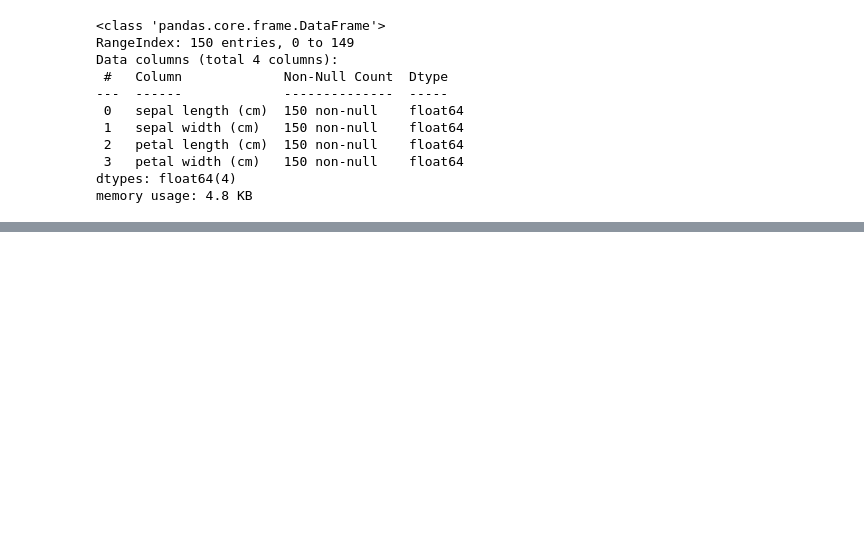
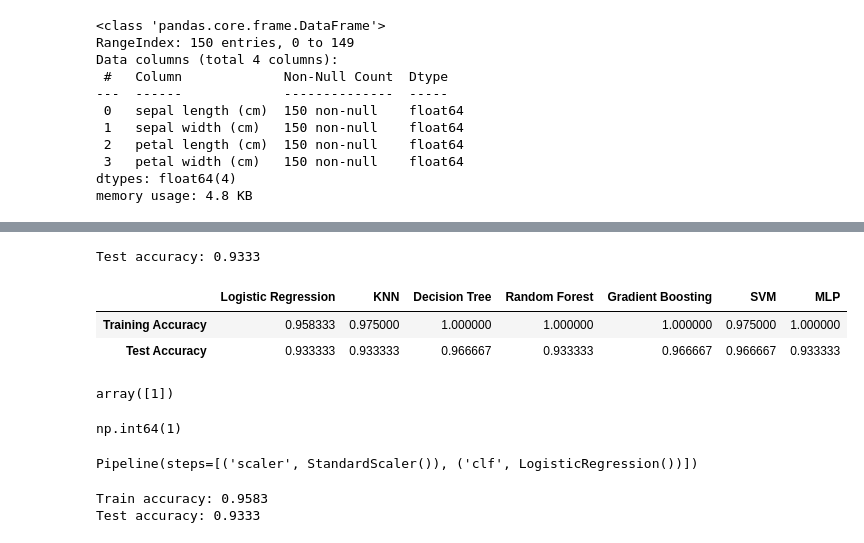
Before and after one commit to MrFanciful/ml-foundations-vol1-book, a Jupyter notebook: my_work/Chapter03/my_iris_classification_example.ipynb, the cells around one changed output, grey strips where cells are left out. Cells and saved outputs as stored; diff of their text form; code cells hidden in the pictures; blank space fills up the shorter version.

```diff
--- a/my_work/Chapter03/my_iris_classification_example.ipynb
+++ b/my_work/Chapter03/my_iris_classification_example.ipynb
@@ -34,0 +112,2 @@ memory usage: 4.8 KB
+# %%
+clf.fit(X_train_scaled, y_train)
@@ -34,0 +127,7 @@ memory usage: 4.8 KB
+# %%
+X_test_scaled = scaler.transform(X_test)
+# %%
+test_accuracy = clf.score(X_test_scaled, y_test)
+print(f'Test accuracy: {test_accuracy:.4f}')
+# %% [output]
+Test accuracy: 0.9333
@@ -34,0 +140,38 @@ memory usage: 4.8 KB
+# %%
+classifiers = {
+    'Logistic Regression': LogisticRegression(),
+    'KNN': KNeighborsClassifier(),
+    'Decision Tree': DecisionTreeClassifier(),
+    'Random Forest': RandomForestClassifier(),
+    'Gradient Boosting': GradientBoostingClassifier(),
+    'SVM': SVC(),
+    'MLP': MLPClassifier(solver='lbfgs')
+}
+# %%
+results = {}
+
+for name, clf in classifiers.items():
+    clf.fit(X_train_scaled, y_train)
+    results[name] = {}
+    results[name]['Training Accuracy'] = clf.score(X_train_scaled, y_train)
+    results[name]['Test Accuracy'] = clf.score(X_test_scaled, y_test)
+# %%
+results_df = pd.DataFrame(results)
+results_df
+# %% [output]
+|  | Logistic Regression | KNN | Decision Tree | Random Forest | Gradient Boosting | SVM | MLP |
+| Training Accuracy | 0.958333 | 0.975000 | 1.000000 | 1.000000 | 1.000000 | 0.975000 | 1.000000 |
+| Test Accuracy | 0.933333 | 0.933333 | 0.966667 | 0.933333 | 0.966667 | 0.966667 | 0.933333 |
+# %%
+clf = classifiers['Gradient Boosting']
+
+test_sample = [X_test_scaled[5]]
+y_pred = clf.predict(test_sample)
+y_pred
+# %% [output]
+array([1])
+# %%
+true_label = y_test.iloc[5]
+true_label
+# %% [output]
+np.int64(1)
@@ -34,0 +185,13 @@ memory usage: 4.8 KB
+# %%
+model.fit(X_train, y_train)
+# %% [output]
+Pipeline(steps=[('scaler', StandardScaler()), ('clf', LogisticRegression())])
+# %%
+train_accuracy = model.score(X_train, y_train)
+print(f'Train accuracy: {train_accuracy:.4f}')
+
+test_accuracy = model.score(X_test, y_test)
+print(f'Test accuracy: {test_accuracy:.4f}')
+# %% [output]
+Train accuracy: 0.9583
+Test accuracy: 0.9333
```
Also changed, not shown: parts of 18 cells of this notebook, 1 other file.
